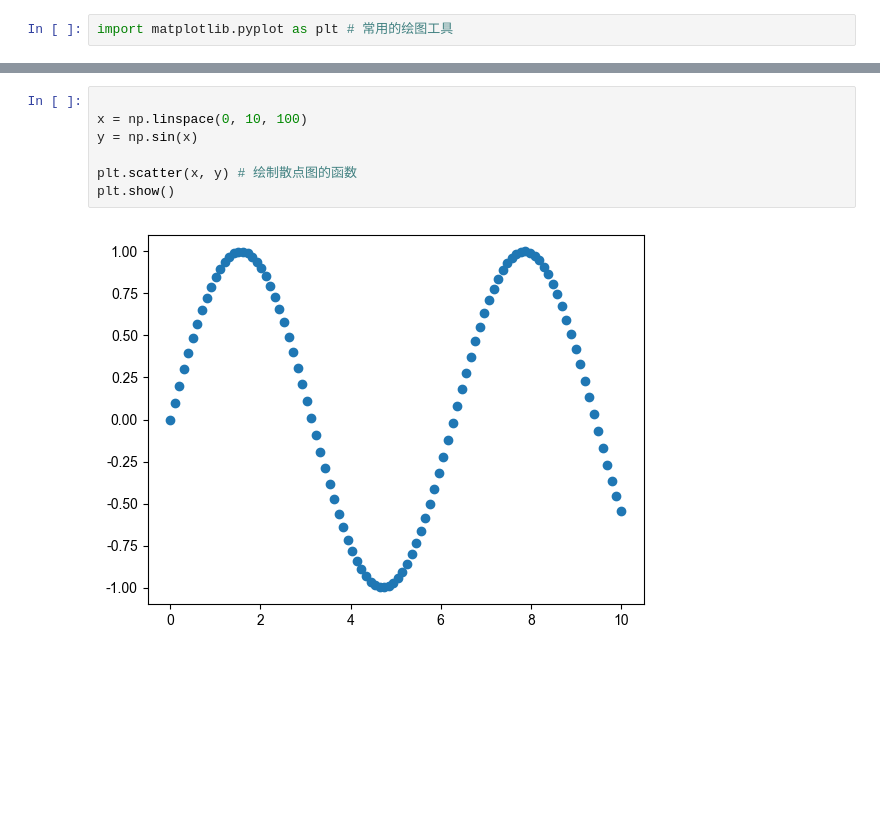
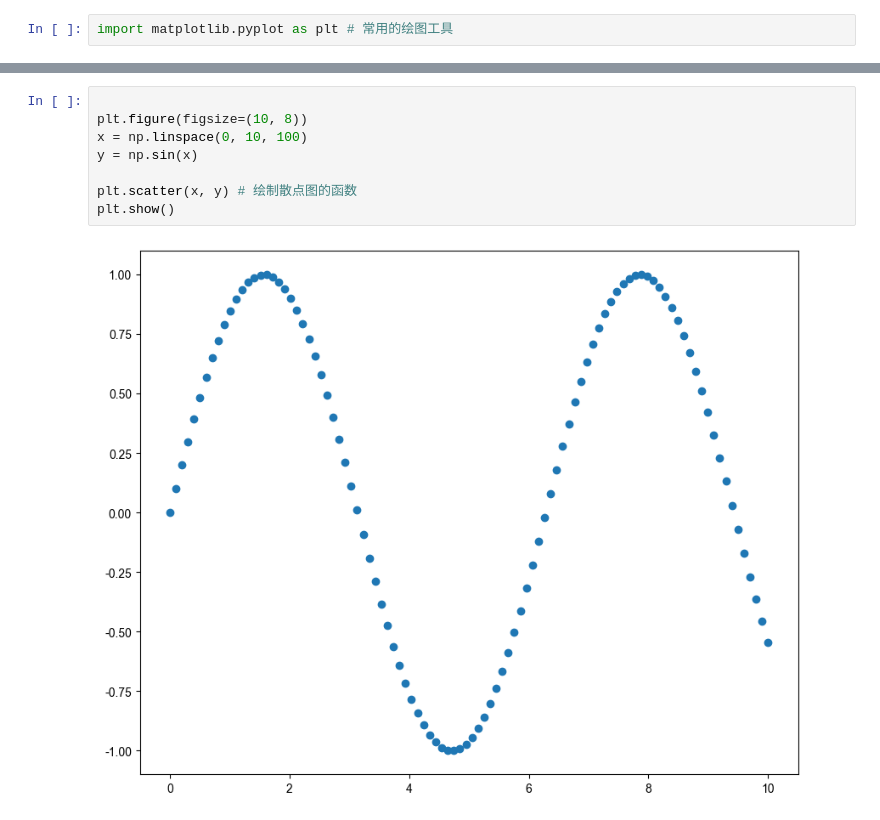
Before and after one commit to hughxusu/lesson-py, a Jupyter notebook: codes/24-matplotlib/a-matplotlib.ipynb, the cells around one changed output, grey strips where cells are left out. Cells and saved outputs as stored; diff of their text form; blank space fills up the shorter version.

```diff
--- a/codes/24-matplotlib/a-matplotlib.ipynb
+++ b/codes/24-matplotlib/a-matplotlib.ipynb
@@ -47,10 +55,11 @@ plt.show()
 # %%
 
+plt.figure(figsize=(10, 8))
 x = np.linspace(0, 10, 100)
 y = np.sin(x)
 
 plt.scatter(x, y) # 绘制散点图的函数
 plt.show()
 # %% [output]
-[figure, old version]
+[figure, new version]
 # %%
```
Also changed, not shown: parts of 7 cells of this notebook, 1 other file.
